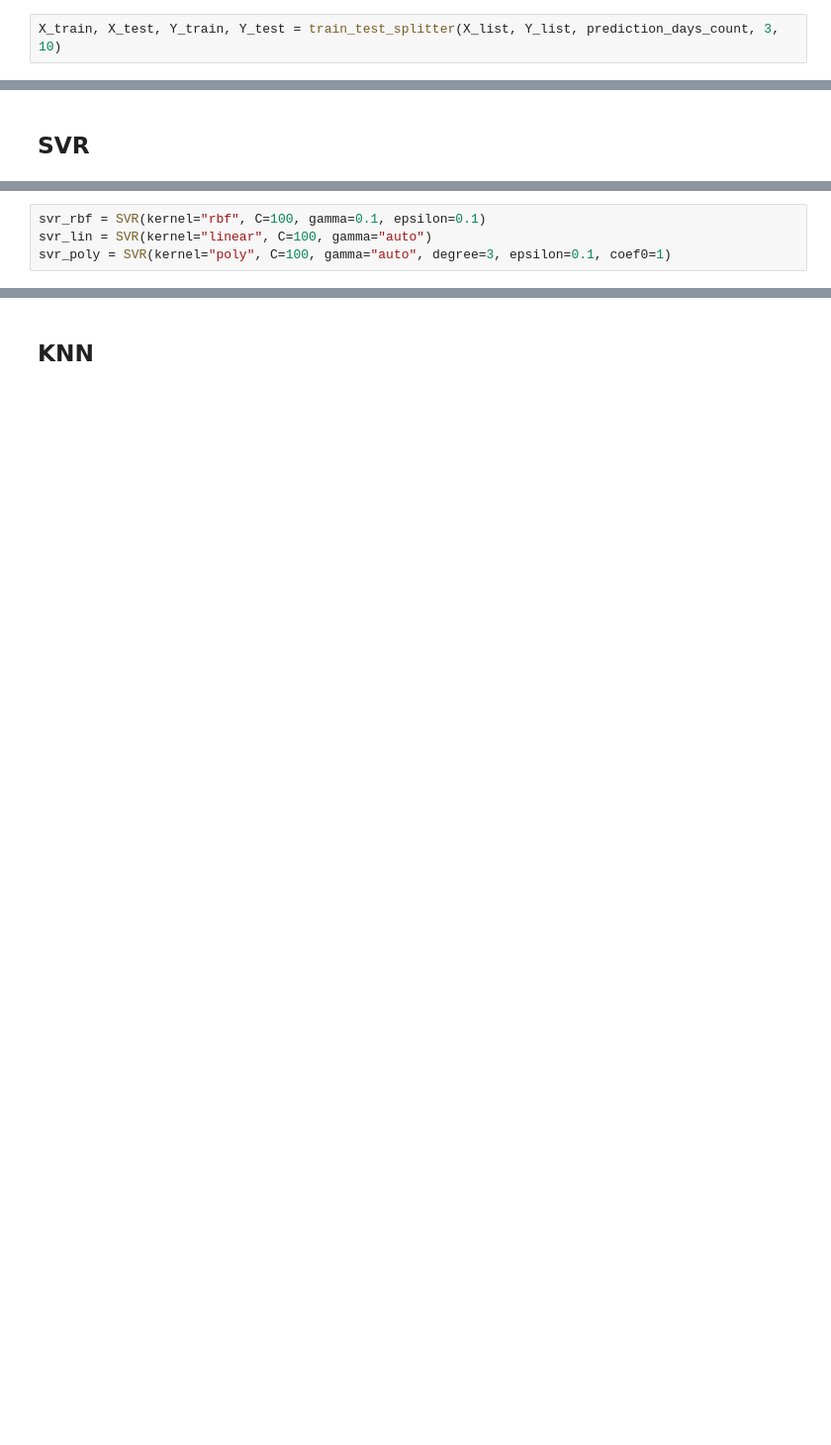
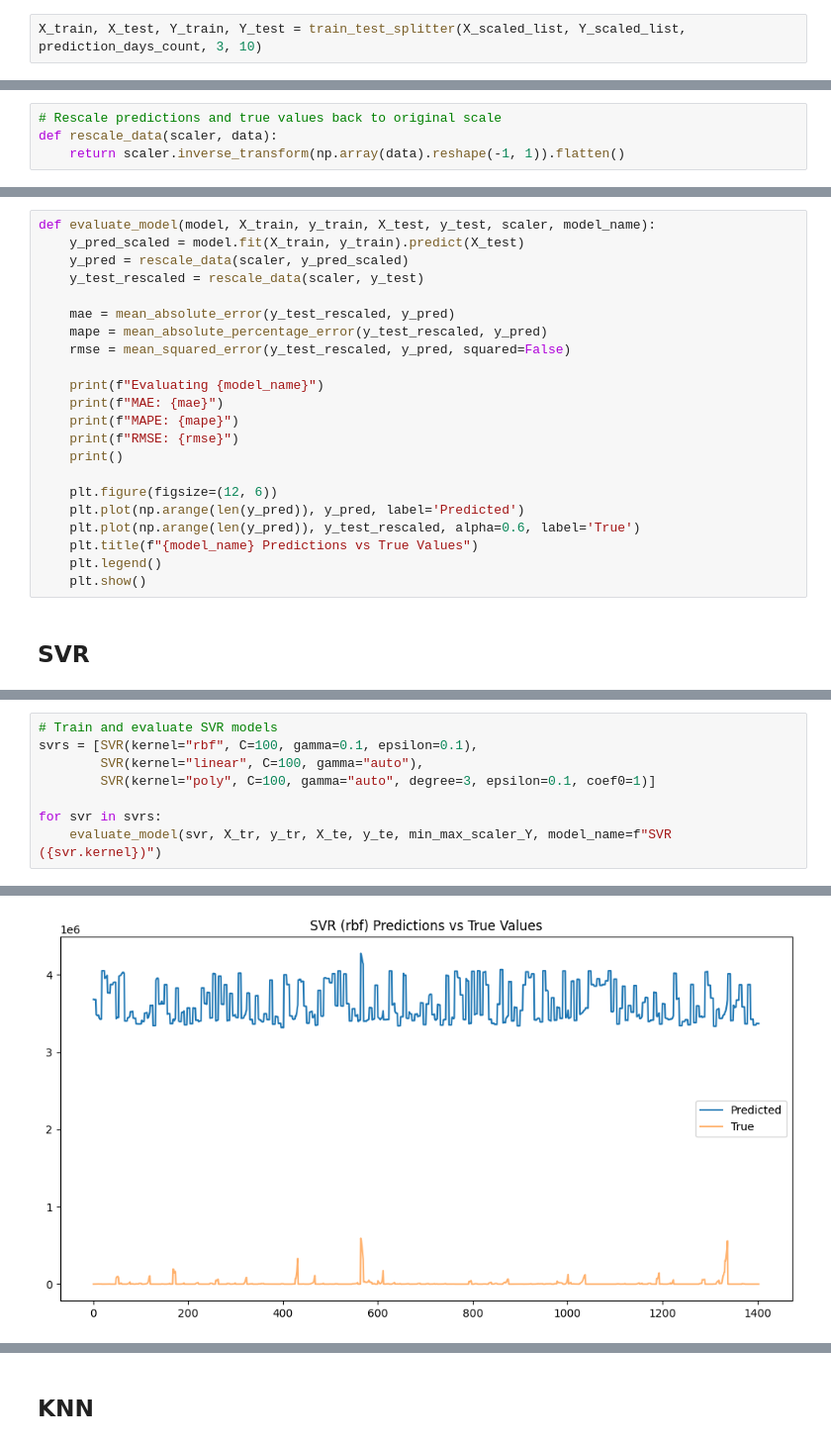
Before and after one commit to MAKEgroup/Covid_19_Propagation, a Jupyter notebook: Project/ML_Modeling.ipynb, the cells around one changed output, grey strips where cells are left out. Shown: that part at 99% size. Saved outputs shown, nothing was run; the diff lists cells and outputs as text; blank space fills up the shorter version.

Commit message:
Model Evaluation & rescale function & debug

```diff
--- a/Project/ML_Modeling.ipynb
+++ b/Project/ML_Modeling.ipynb
@@ -149,6 +131,6 @@ def train_test_splitter(X, Y, prediction_days_count, batch_count, batch_length):
     return X_train, X_test, Y_train, Y_test
 # %%
-X_train, X_test, Y_train, Y_test = train_test_splitter(X_list, Y_list, prediction_days_count, 3, 10)
+X_train, X_test, Y_train, Y_test = train_test_splitter(X_scaled_list, Y_scaled_list, prediction_days_count, 3, 10)
 # %%
 print(np.shape(X_train), np.shape(X_test), np.shape(Y_train), np.shape(Y_test))
 # %% [output]
@@ -156,3 +143,7 @@ print(np.shape(X_train), np.shape(X_test), np.shape(Y_train), np.shape(Y_test))
+# %%
+# Rescale predictions and true values back to original scale
+def rescale_data(scaler, data):
+    return scaler.inverse_transform(np.array(data).reshape(-1, 1)).flatten()
 # %% [markdown]
 # Modelling
 # %% [markdown]
@@ -186,3 +156,25 @@ Consider using the `--user` option or check the permissions.
+# %%
+def evaluate_model(model, X_train, y_train, X_test, y_test, scaler, model_name):
+    y_pred_scaled = model.fit(X_train, y_train).predict(X_test)
+    y_pred = rescale_data(scaler, y_pred_scaled)
+    y_test_rescaled = rescale_data(scaler, y_test)
+
+    mae = mean_absolute_error(y_test_rescaled, y_pred)
+    mape = mean_absolute_percentage_error(y_test_rescaled, y_pred)
+    rmse = mean_squared_error(y_test_rescaled, y_pred, squared=False)
+
+    print(f"Evaluating {model_name}")
+    print(f"MAE: {mae}")
+    print(f"MAPE: {mape}")
+    print(f"RMSE: {rmse}")
+    print()
+
+    plt.figure(figsize=(12, 6))
+    plt.plot(np.arange(len(y_pred)), y_pred, label='Predicted')
+    plt.plot(np.arange(len(y_pred)), y_test_rescaled, alpha=0.6, label='True')
+    plt.title(f"{model_name} Predictions vs True Values")
+    plt.legend()
+    plt.show()
 # %% [markdown]
 ## SVR
 # %%
@@ -192,5 +181,10 @@ import numpy as np
 from sklearn.svm import SVR
 # %%
-svr_rbf = SVR(kernel="rbf", C=100, gamma=0.1, epsilon=0.1)
-svr_lin = SVR(kernel="linear", C=100, gamma="auto")
-svr_poly = SVR(kernel="poly", C=100, gamma="auto", degree=3, epsilon=0.1, coef0=1)
+# Train and evaluate SVR models
+svrs = [SVR(kernel="rbf", C=100, gamma=0.1, epsilon=0.1),
+        SVR(kernel="linear", C=100, gamma="auto"),
+        SVR(kernel="poly", C=100, gamma="auto", degree=3, epsilon=0.1, coef0=1)]
+
+for svr in svrs:
+    evaluate_model(svr, X_tr, y_tr, X_te, y_te, min_max_scaler_Y, model_name=f"SVR ({svr.kernel})")
+# %% [output]
@@ -196,0 +195 @@ svr_poly = SVR(kernel="poly", C=100, gamma="auto", degree=3, epsilon=0.1, coef0=
+[figure, added]
```
Also changed, not shown: parts of 32 cells of this notebook.
